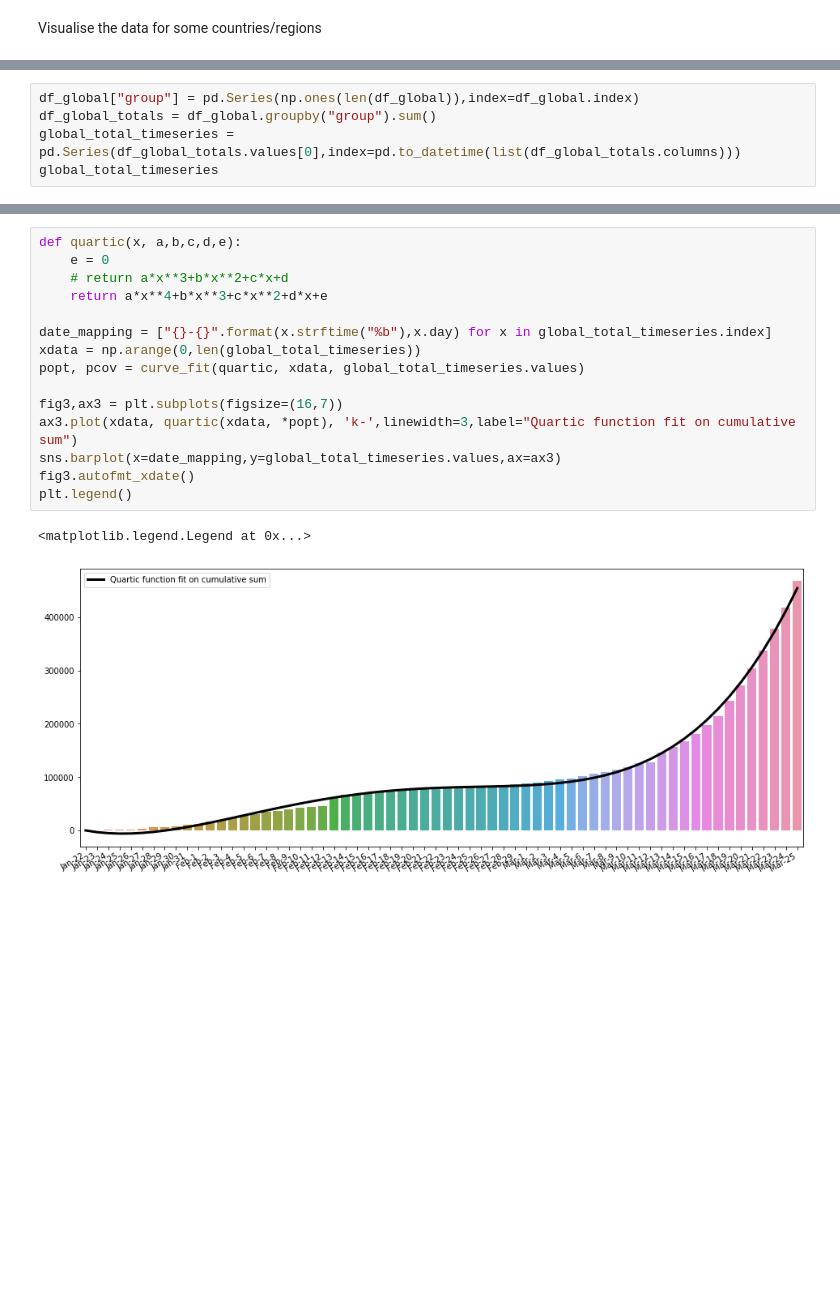
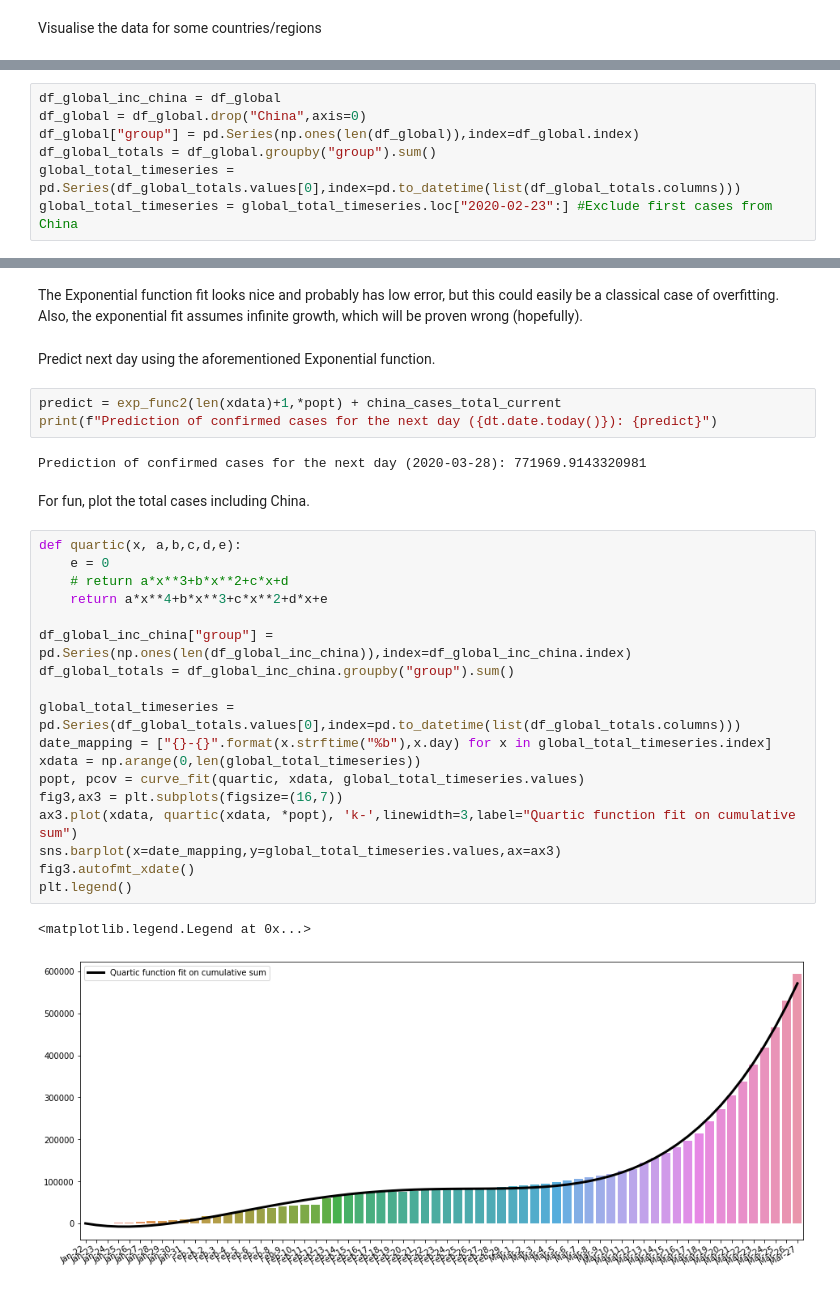
Before and after one commit to johmakinen/COVID-19, a Jupyter notebook: visuals.py.ipynb, the cells around one changed output, grey strips where cells are left out. Saved outputs shown, nothing was run; the diff lists cells and outputs as text; blank space fills up the shorter version.

```diff
--- a/visuals.py.ipynb
+++ b/visuals.py.ipynb
@@ -134,5 +137,7 @@ Visualise the total confirmed cases (cumulative sum of all countries.)
 # %%
+df_global_inc_china = df_global
+df_global = df_global.drop("China",axis=0)
 df_global["group"] = pd.Series(np.ones(len(df_global)),index=df_global.index)
 df_global_totals = df_global.groupby("group").sum()
 global_total_timeseries = pd.Series(df_global_totals.values[0],index=pd.to_datetime(list(df_global_totals.columns)))
-global_total_timeseries
+global_total_timeseries = global_total_timeseries.loc["2020-02-23":] #Exclude first cases from China
@@ -162,18 +171,32 @@ Exponential model would not give good results heres, as there's clearly some dic
+# %% [markdown]
+The Exponential function fit looks nice and probably has low error, but this could easily be a classical case of overfitting. Also, the exponential fit assumes infinite growth, which will be proven wrong (hopefully).
+# %% [markdown]
+Predict next day using the aforementioned Exponential function.
+# %%
+predict = exp_func2(len(xdata)+1,*popt) + china_cases_total_current
+print(f"Prediction of confirmed cases for the next day ({dt.date.today()}): {predict}")
+# %% [output]
+Prediction of confirmed cases for the next day (2020-03-28): 771969.9143320981
+# %% [markdown]
+For fun, plot the total cases including China.
 # %%
 def quartic(x, a,b,c,d,e):
     e = 0
     # return a*x**3+b*x**2+c*x+d
     return a*x**4+b*x**3+c*x**2+d*x+e
 
+df_global_inc_china["group"] = pd.Series(np.ones(len(df_global_inc_china)),index=df_global_inc_china.index)
+df_global_totals = df_global_inc_china.groupby("group").sum()
+
+global_total_timeseries = pd.Series(df_global_totals.values[0],index=pd.to_datetime(list(df_global_totals.columns)))
 date_mapping = ["{}-{}".format(x.strftime("%b"),x.day) for x in global_total_timeseries.index]
 xdata = np.arange(0,len(global_total_timeseries))
 popt, pcov = curve_fit(quartic, xdata, global_total_timeseries.values)
-
 fig3,ax3 = plt.subplots(figsize=(16,7))
 ax3.plot(xdata, quartic(xdata, *popt), 'k-',linewidth=3,label="Quartic function fit on cumulative sum")
 sns.barplot(x=date_mapping,y=global_total_timeseries.values,ax=ax3)
 fig3.autofmt_xdate()
 plt.legend()
 # %% [output]
 <matplotlib.legend.Legend at 0x...>
-[figure, old version]
+[figure, new version]
```
Also changed, not shown: parts of 14 cells of this notebook.
